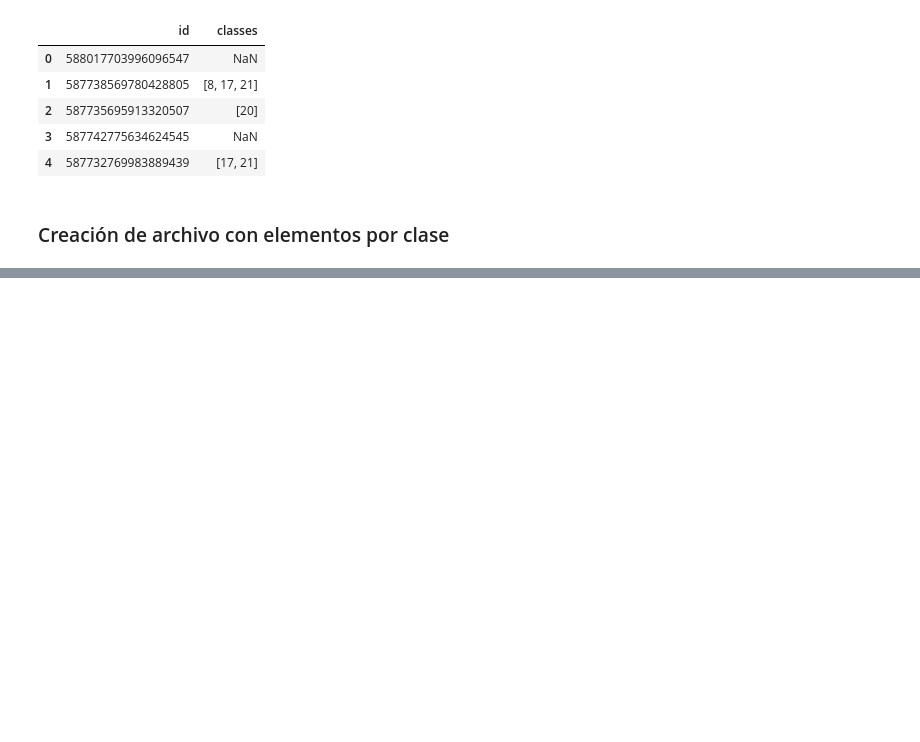
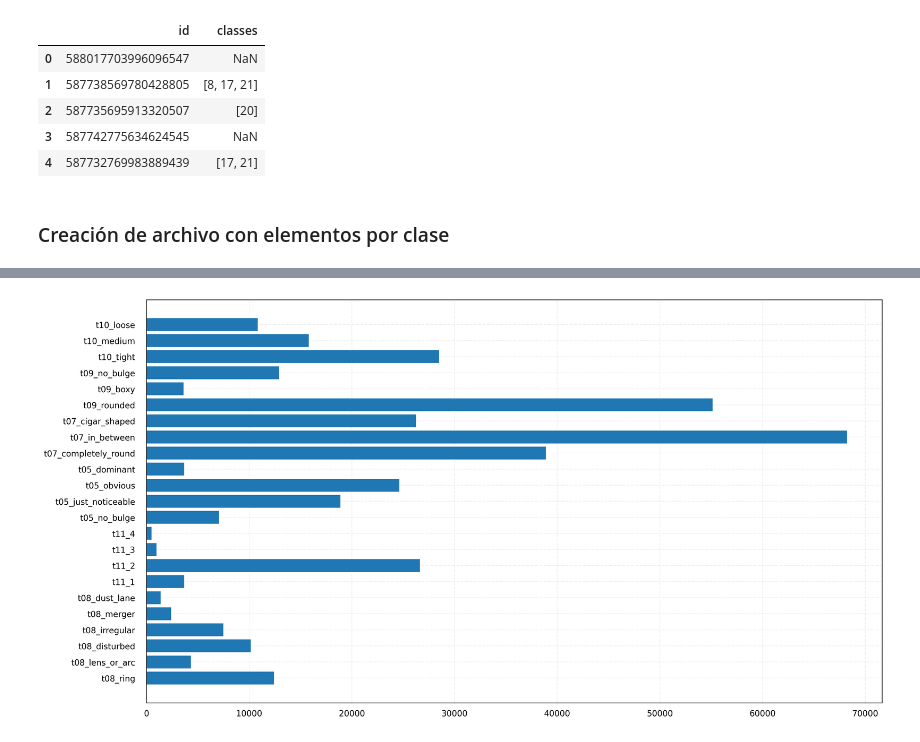
Before and after one commit to PlugInRichi/minIA, a Jupyter notebook: notebooks/CreateDatasetGZ2.ipynb, the cells around one changed output, grey strips where cells are left out. Cells and saved outputs as stored; diff of their text form; code cells hidden in the pictures; blank space fills up the shorter version.

```diff
--- a/notebooks/CreateDatasetGZ2.ipynb
+++ b/notebooks/CreateDatasetGZ2.ipynb
@@ -101,0 +123,16 @@ def createDSfile(ruta, df):
+# %%
+def imagesPerClass(df):
+    classes = list()
+    for class_ in range(1, len(df.columns)):
+        images_class = df[[0,class_]].dropna()[0].astype(str).tolist() #Hacer un downsapling para grnades
+        classes.append(images_class)
+    return classes
+
+def createDSfile(ruta, df):
+    images_class = imagesPerClass(df)
+    id_classes = range(0,len(images_class))
+    with open(ruta,'w') as dataset:
+        dataset.write('type_galaxy_id,images\n')
+        for class_id, img_class in zip(id_classes,images_class):
+            images = ' '.join(img_class)
+            dataset.write(str(class_id)+','+images+'\n')
@@ -132,4 +199,4 @@ Imágenes con almenos una clase asignada:  240995
 # %%
 ruta = r'/home/rick/Proyectos/minIA/datasetGZ2.csv'
 df_img = filterDS(df_g, classes,0.8) # use df for testing
-createDSfile(ruta, df_img)
+img_per_class = imagesPerClass(df_img)
@@ -164,0 +203,21 @@ sum(elemxClass)
+# %%
+class_size = [len(classe) for classe in img_per_class]
+fig, ax = plt.subplots(figsize =(16, 9), dpi = 300)
+ax.barh(labels, class_size)
+
+# Remove x, y Ticks
+ax.xaxis.set_ticks_position('none')
+ax.yaxis.set_ticks_position('none')
+
+# Add padding between axes and labels
+ax.xaxis.set_tick_params(pad = 5)
+ax.yaxis.set_tick_params(pad = 10)
+
+# Add x, y gridlines
+ax.grid(b = True, color ='grey',
+        linestyle ='-.', linewidth = 0.5,
+        alpha = 0.2)
+# Show Plot
+plt.show()
+# %% [output]
+[figure, added]
```
Also changed, not shown: parts of 9 cells of this notebook.
